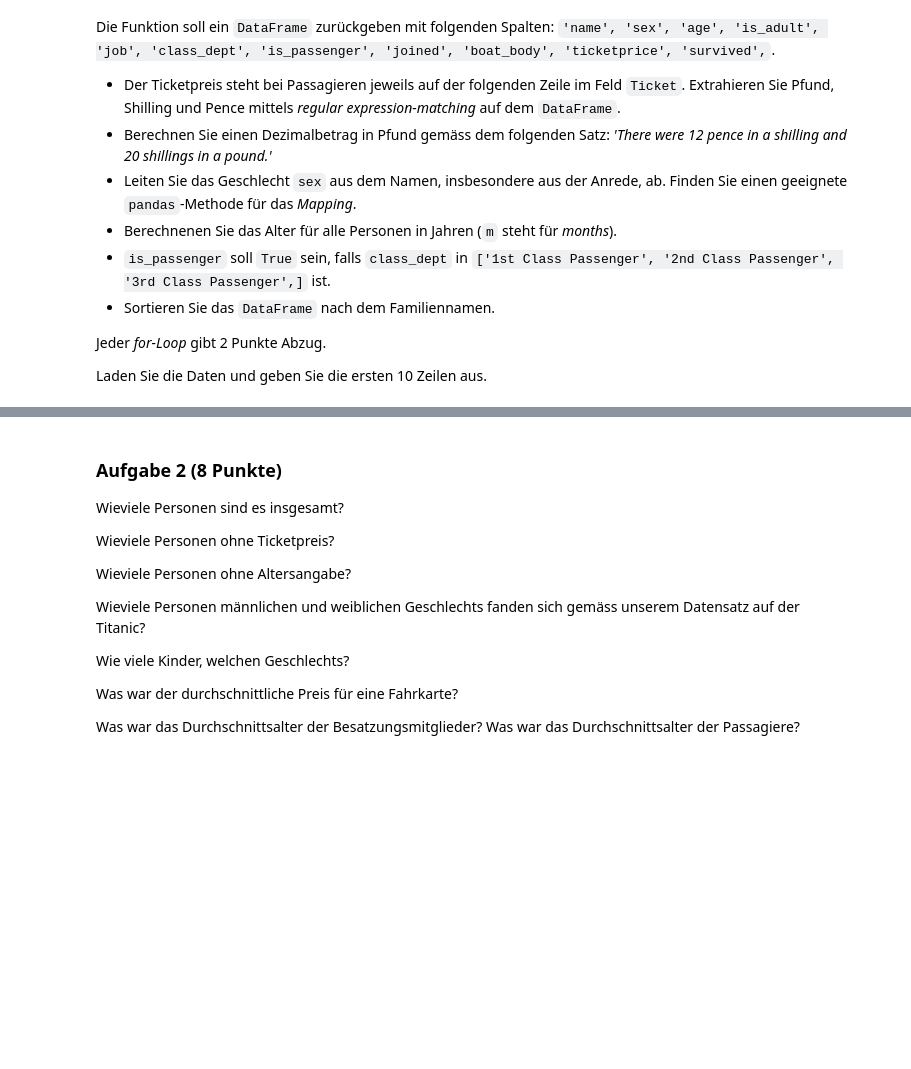
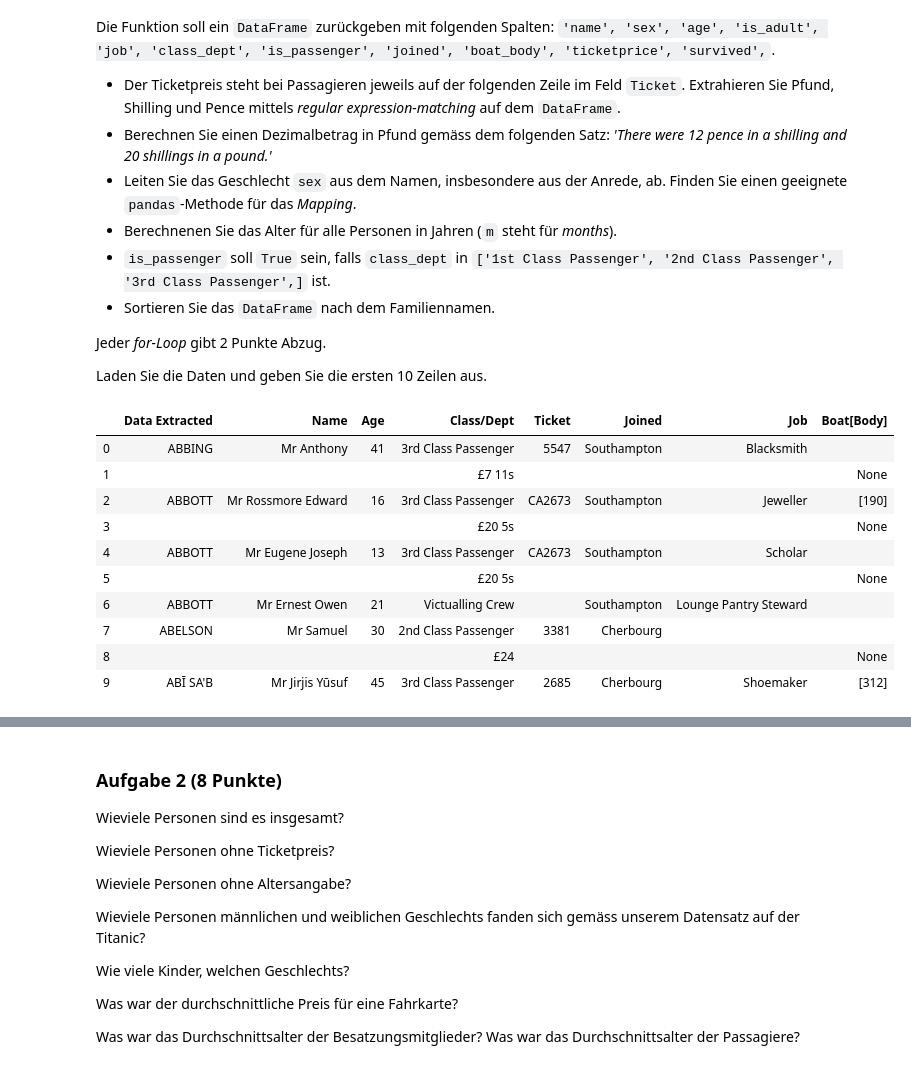
Before and after one commit to JuliaLauraMueller/dsp_hs2019, a Jupyter notebook: assignments/assignment11/exercise11.ipynb, the cells around one changed output, grey strips where cells are left out. Drawn from its saved outputs; the diff is of its cells as text; code cells hidden in the pictures; blank space fills up the shorter version.

```diff
--- a/assignments/assignment11/exercise11.ipynb
+++ b/assignments/assignment11/exercise11.ipynb
@@ -56,0 +58,32 @@ raise NotImplementedError()
+# %%
+# Funktion CSV-File loader
+def loadFile(filepath):
+    #load data
+    raw_df = pd.read_csv(filepath, header=None, skiprows=6, sep='\n')
+    df = raw_df[0].str.split(',', expand=True)
+
+    # check len of columns
+    if (len(df.columns) == 10):
+        df = df.drop(df.columns[9], axis = 1)
+
+    # give header names
+    df.columns = ['Data Extracted', 'Name', 'Age', 'Class/Dept', 'Ticket', 'Joined', 'Job', 'Boat[Body]', 'Nothing']
+    clean_df = df.drop(columns=['Nothing'])
+
+    return clean_df
+# %%
+# load File of titanic_victims
+titanic_victims_df = loadFile('../../data/titanic_victims.csv')
+titanic_victims_df.head(10)
+# %% [output]
+|  | Data Extracted | Name | Age | Class/Dept | Ticket | Joined | Job | Boat[Body] |
+| 0 | ABBING | Mr Anthony | 41 | 3rd Class Passenger | 5547 | Southampton | Blacksmith |  |
+| 1 |  |  |  | £7 11s |  |  |  | None |
+| 2 | ABBOTT | Mr Rossmore Edward | 16 | 3rd Class Passenger | CA2673 | Southampton | Jeweller | [190] |
+| 3 |  |  |  | £20 5s |  |  |  | None |
+| 4 | ABBOTT | Mr Eugene Joseph | 13 | 3rd Class Passenger | CA2673 | Southampton | Scholar |  |
+| 5 |  |  |  | £20 5s |  |  |  | None |
+| 6 | ABBOTT | Mr Ernest Owen | 21 | Victualling Crew |  | Southampton | Lounge Pantry Steward |  |
+| 7 | ABELSON | Mr Samuel | 30 | 2nd Class Passenger | 3381 | Cherbourg |  |  |
+| 8 |  |  |  | £24 |  |  |  | None |
+| 9 | ABĪ SA'B | Mr Jirjis Yūsuf | 45 | 3rd Class Passenger | 2685 | Cherbourg | Shoemaker | [312] |
```
Also changed, not shown: parts of 8 cells of this notebook.
